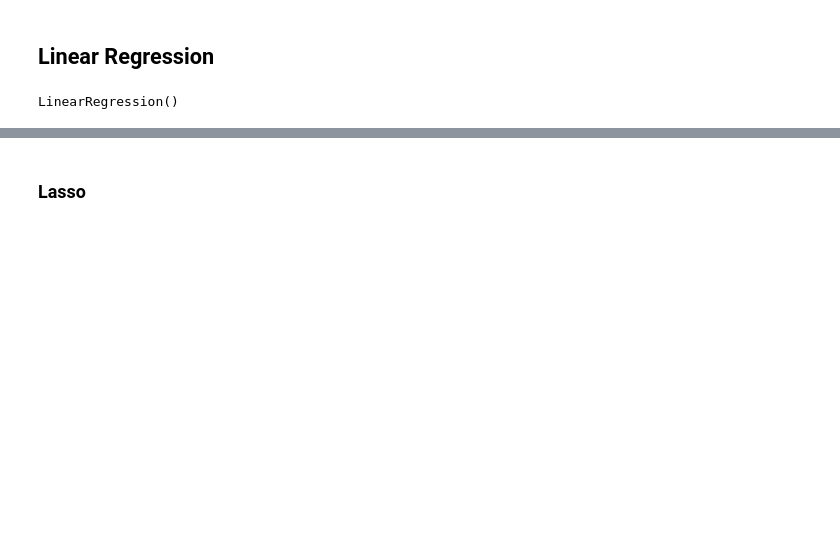
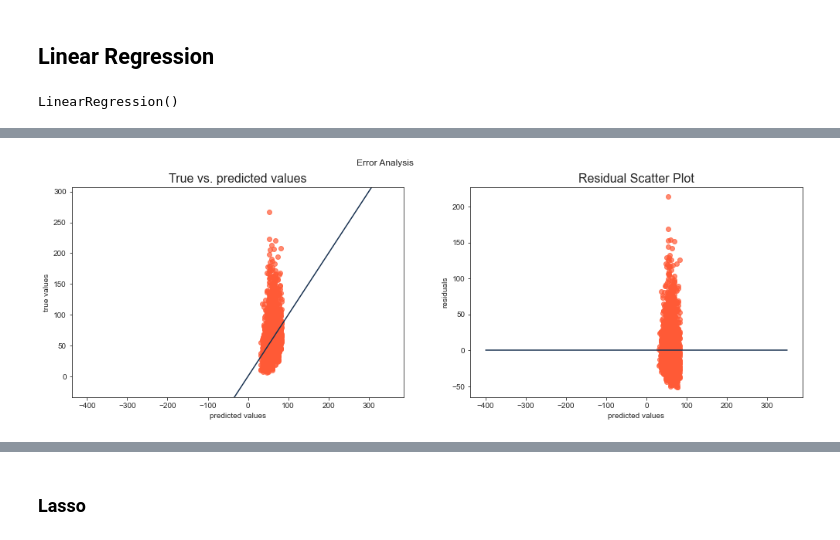
Before and after one commit to sm4rtm4art/airquality, a Jupyter notebook: linear_regression.ipynb, the cells around one changed output, grey strips where cells are left out. Cells and saved outputs as stored; diff of their text form; code cells hidden in the pictures; blank space fills up the shorter version.

```diff
--- a/linear_regression.ipynb
+++ b/linear_regression.ipynb
@@ -152,6 +167,8 @@ print(f' min coef: {min(abs(lin_reg.coef_))}')
 # %%
 # error analysis train:
-#error_analysis(y_train, y_pred_train)
+error_analysis(y_train, y_pred_train)
+# %% [output]
+[figure, added]
 # %%
 # error analysis test:
 error_analysis(y_test, y_pred_test)
```
Also changed, not shown: parts of 36 cells of this notebook, 1 other file.
